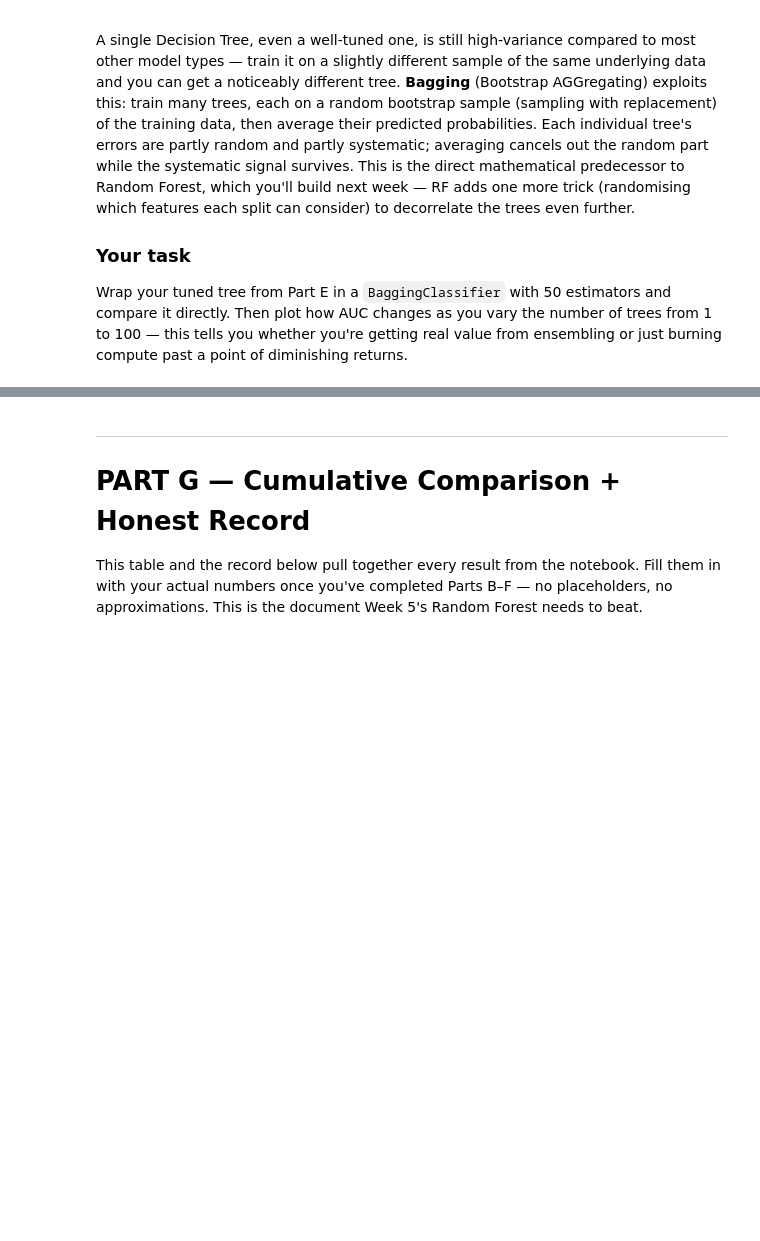
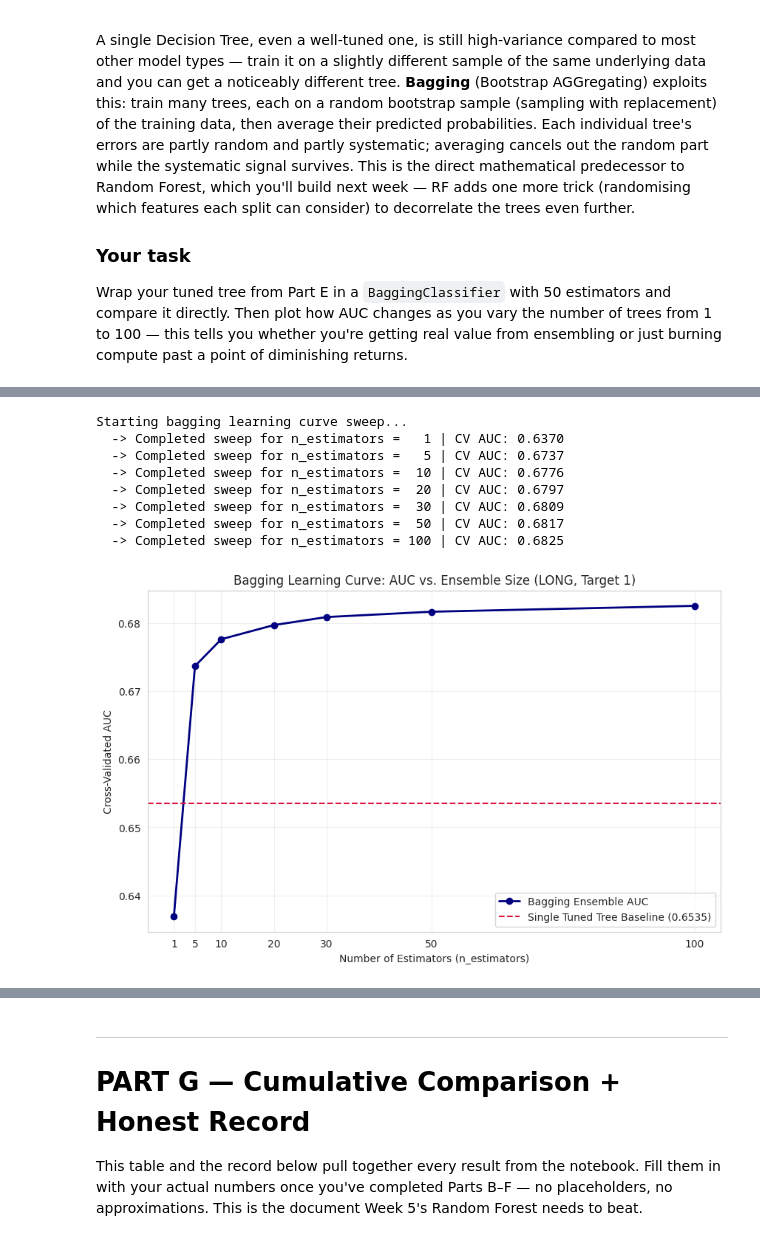
Before and after one commit to Jeshurun-B/EMA-optimizer-pipeline-v2, a Jupyter notebook: coolab_notebooks/week4_decision_trees_original.ipynb, the cells around one changed output, grey strips where cells are left out. Cells and saved outputs as stored; diff of their text form; code cells hidden in the pictures; blank space fills up the shorter version.

```diff
--- a/coolab_notebooks/week4_decision_trees_original.ipynb
+++ b/coolab_notebooks/week4_decision_trees_original.ipynb
@@ -1187,4 +1187,5 @@ Total available alpha breakdown points in tree: 4169
 # %%
+
 import itertools
 import numpy as np
 import pandas as pd
@@ -1198,9 +1199,9 @@ feat_set = [f for f in FEATURES_COMBINED if f in df_long.columns]
 # Build the grid dictionary using your best depth (6) and custom alpha candidates
 grid = {
     'max_depth': [None],
-    'min_samples_split': [10, 50, 100],
-    'min_samples_leaf': [5, 20, 50],
-    'ccp_alpha': [0.0, 0.000038, 0.000065, 0.000129]
+    'min_samples_split': [10, 50, 100, 200],
+    'min_samples_leaf': [ 200,300,400,500,1000],
+    'ccp_alpha': [0.0, 0.000038, 0.0003000, 0.0001342]
 }
 
 # Generate every unique combination of parameters
@@ -1238,7 +1239,7 @@ for i, params in enumerate(combinations):
     grid_records.append(record)
 
     # Print clean interval updates so you know Colab is running smoothly
-    if (i + 1) % 25 == 0 or (i + 1) == len(combinations):
+    if (i + 1) % 6 == 0 or (i + 1) == len(combinations):
         print(f"Progress: {i + 1}/{len(combinations)} setups processed.")
 
 # Build grid_df, sort, and display top 10
@@ -1253,7 +1254,7 @@ print("="*60)
 
 # Extract winning row's parameters into production variables
 winning_row = grid_df_sorted.iloc[0]
-BEST_DEPTH_TUNED = int(winning_row['max_depth'])
+BEST_DEPTH_TUNED = BEST_DEPTH_TUNED = None if pd.isna(winning_row['max_depth']) or winning_row['max_depth'] is None else int(winning_row['max_depth'])
 BEST_MIN_SPLIT = int(winning_row['min_samples_split'])
 BEST_MIN_LEAF = int(winning_row['min_samples_leaf'])
 BEST_CCP_ALPHA = winning_row['ccp_alpha']
@@ -1369,0 +1624,65 @@ feat_long = [f for f in FEATURES_COMBINED if f in df_long.columns]
+# %%
+import matplotlib.pyplot as plt
+import pandas as pd
+from sklearn.ensemble import BaggingClassifier
+
+# ============================================================
+# TODO: Learning curve — AUC vs number of trees in the bagging ensemble
+# ============================================================
+n_range = [1, 5, 10, 20, 30, 50, 100]
+feat_long = [f for f in FEATURES_COMBINED if f in df_long.columns]
+
+learning_records = []
+print("Starting bagging learning curve sweep...")
+
+for n in n_range:
+    # 1. Build a BaggingClassifier with n_estimators=n
+    bag_n = BaggingClassifier(
+        estimator=bagging_base,  # Reuses your tuned single tree structure
+        n_estimators=n,
+        max_samples=0.8,
+        max_features=1.0,
+        bootstrap=True,
+        random_state=42,
+        n_jobs=-1
+    )
+
+    # 2. Run cv_no_scaling on LONG, Target 1
+    res = cv_no_scaling(bag_n, df_long, feat_long, 'class_target_1', n_splits=5)
+    mean_auc = res['auc'][0]
+
+    # 3. Store the result
+    learning_records.append({'n_estimators': n, 'cv_auc': mean_auc})
+    print(f"  -> Completed sweep for n_estimators = {n:3d} | CV AUC: {mean_auc:.4f}")
+
+# Build DataFrame
+learning_df = pd.DataFrame(learning_records)
+
+# Extract your baseline single tree AUC from the previous winning tournament record
+single_tree_baseline_auc = winning_row['cv_auc']
+
+# Plot n_estimators (x) vs cv_auc (y) as a line
+
+fig, ax = plt.subplots(figsize=(10, 6))
+ax.plot(learning_df['n_estimators'], learning_df['cv_auc'], marker='o', color='navy', linewidth=2, label='Bagging Ensemble AUC')
+
+# Add a horizontal dashed line at your single tree's AUC for reference
+ax.axhline(y=single_tree_baseline_auc, color='crimson', linestyle='--', linewidth=1.5, label=f'Single Tuned Tree Baseline ({single_tree_baseline_auc:.4f})')
+
+ax.set_xlabel("Number of Estimators (n_estimators)")
+ax.set_ylabel("Cross-Validated AUC")
+ax.set_title("Bagging Learning Curve: AUC vs. Ensemble Size (LONG, Target 1)")
+ax.set_xticks(n_range)
+ax.grid(True, alpha=0.3)
+ax.legend(loc='lower right')
+plt.show()
+# %% [output]
+Starting bagging learning curve sweep...
+  -> Completed sweep for n_estimators =   1 | CV AUC: 0.6370
+  -> Completed sweep for n_estimators =   5 | CV AUC: 0.6737
+  -> Completed sweep for n_estimators =  10 | CV AUC: 0.6776
+  -> Completed sweep for n_estimators =  20 | CV AUC: 0.6797
+  -> Completed sweep for n_estimators =  30 | CV AUC: 0.6809
+  -> Completed sweep for n_estimators =  50 | CV AUC: 0.6817
+  -> Completed sweep for n_estimators = 100 | CV AUC: 0.6825
+[figure, added]
```
Also changed, not shown: parts of 20 cells of this notebook.
